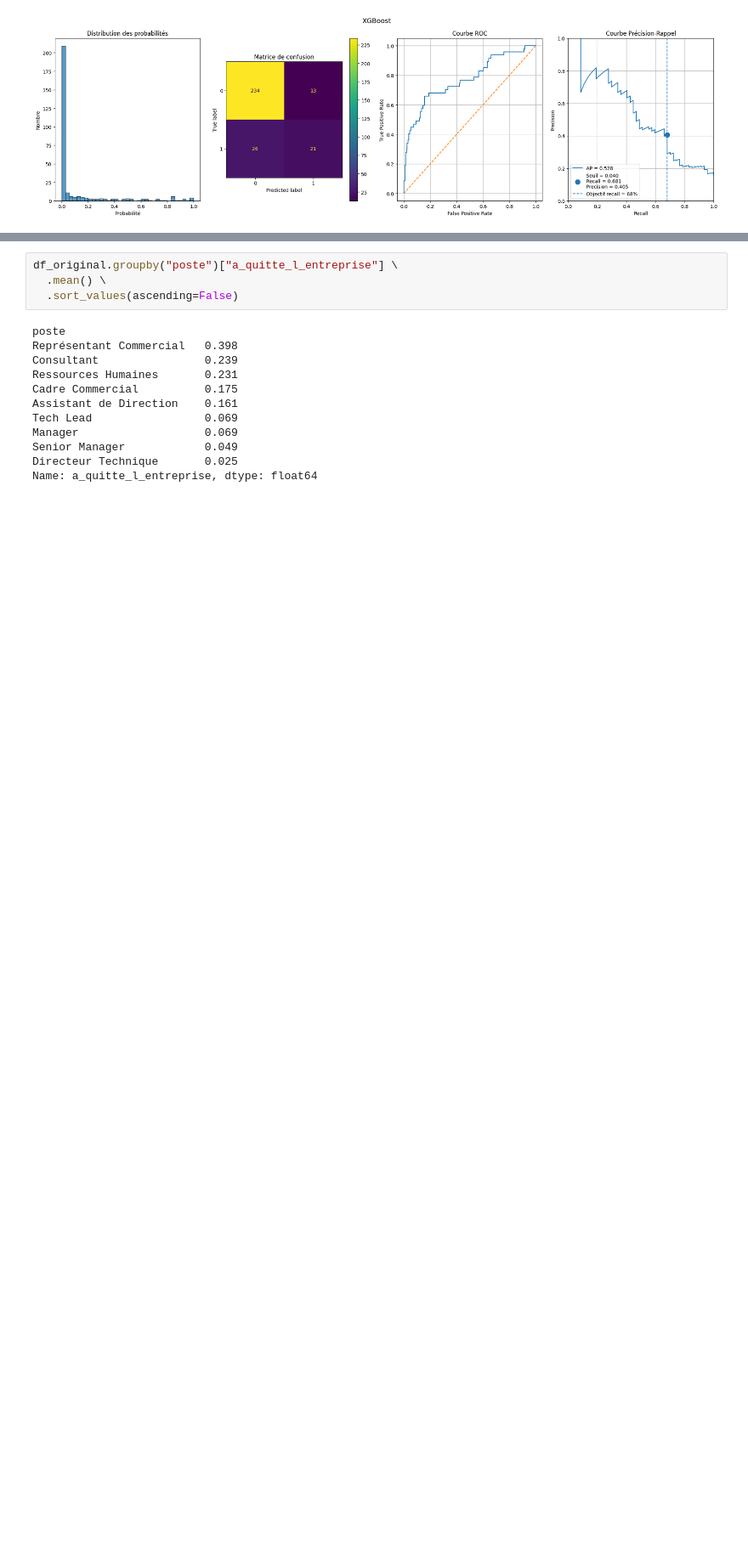
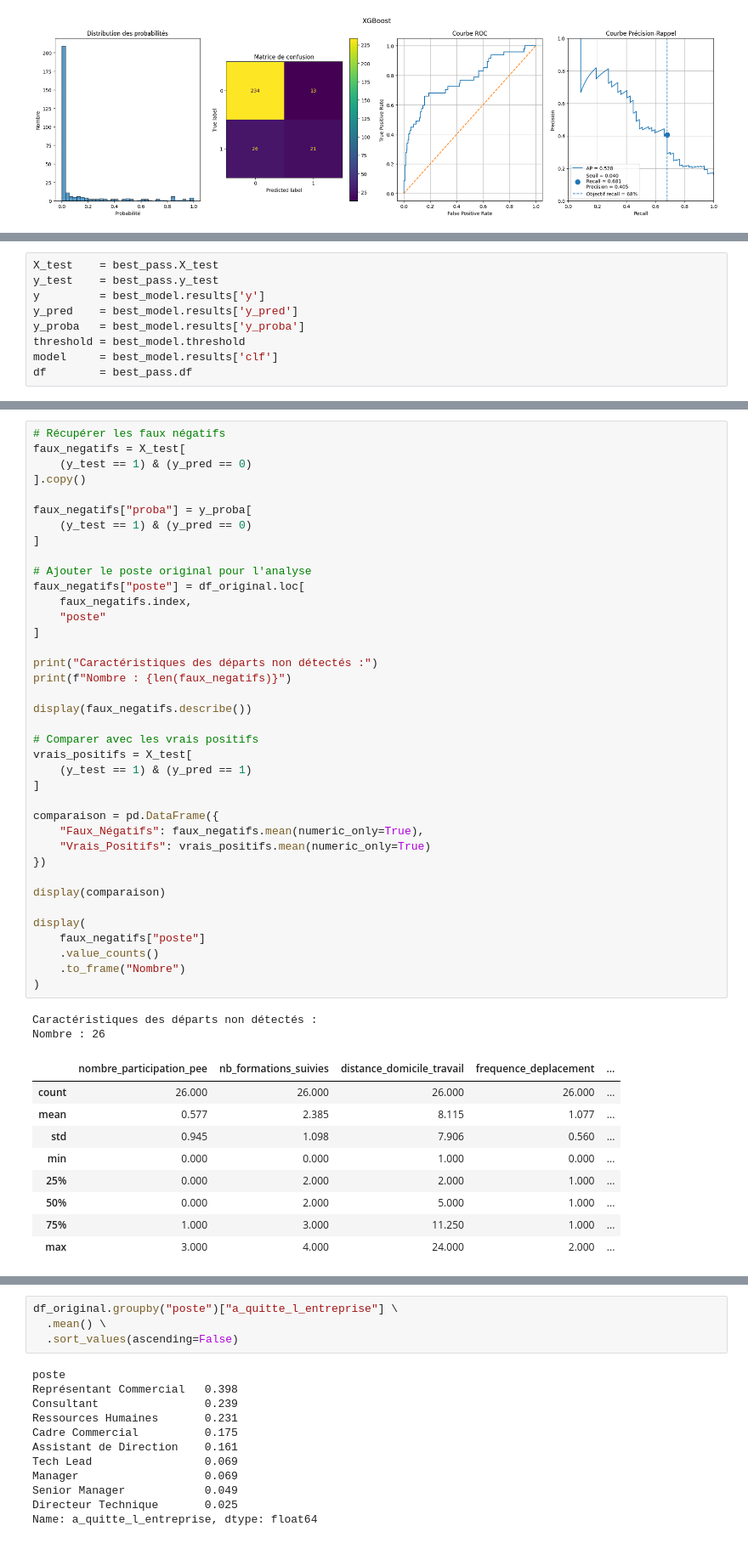
Before and after one commit to Ace4teaM/OCR-NovaTech, a Jupyter notebook: 3.modelisations.ipynb, the cells around one changed output, grey strips where cells are left out. Shown at 85% size. Cells and saved outputs as stored; diff of their text form; blank space fills up the shorter version.

```diff
--- a/3.modelisations.ipynb
+++ b/3.modelisations.ipynb
@@ -1690 +1756,10 @@ weighted avg      0.855   0.867     0.858  294.000
+# %%
+X_test    = best_pass.X_test
+y_test    = best_pass.y_test
+y         = best_model.results['y']
+y_pred    = best_model.results['y_pred']
+y_proba   = best_model.results['y_proba']
+threshold = best_model.threshold
+model     = best_model.results['clf']
+df        = best_pass.df
 # %% [markdown]
@@ -1764,0 +1842,50 @@ Matrice de confusion - XGBoost
+# %%
+# Récupérer les faux négatifs
+faux_negatifs = X_test[
+    (y_test == 1) & (y_pred == 0)
+].copy()
+
+faux_negatifs["proba"] = y_proba[
+    (y_test == 1) & (y_pred == 0)
+]
+
+# Ajouter le poste original pour l'analyse
+faux_negatifs["poste"] = df_original.loc[
+    faux_negatifs.index,
+    "poste"
+]
+
+print("Caractéristiques des départs non détectés :")
+print(f"Nombre : {len(faux_negatifs)}")
+
+display(faux_negatifs.describe())
+
+# Comparer avec les vrais positifs
+vrais_positifs = X_test[
+    (y_test == 1) & (y_pred == 1)
+]
+
+comparaison = pd.DataFrame({
+    "Faux_Négatifs": faux_negatifs.mean(numeric_only=True),
+    "Vrais_Positifs": vrais_positifs.mean(numeric_only=True)
+})
+
+display(comparaison)
+
+display(
+    faux_negatifs["poste"]
+    .value_counts()
+    .to_frame("Nombre")
+)
+# %% [output]
+Caractéristiques des départs non détectés :
+Nombre : 26
+|  | nombre_participation_pee | nb_formations_suivies | distance_domicile_travail | frequence_deplacement | ... |
+| count | 26.000 | 26.000 | 26.000 | 26.000 | ... |
+| mean | 0.577 | 2.385 | 8.115 | 1.077 | ... |
+| std | 0.945 | 1.098 | 7.906 | 0.560 | ... |
+| min | 0.000 | 0.000 | 1.000 | 0.000 | ... |
+| 25% | 0.000 | 2.000 | 2.000 | 1.000 | ... |
+| 50% | 0.000 | 2.000 | 5.000 | 1.000 | ... |
+| 75% | 1.000 | 3.000 | 11.250 | 1.000 | ... |
+| max | 3.000 | 4.000 | 24.000 | 2.000 | ... |
```
Also changed, not shown: parts of 30 cells of this notebook.
